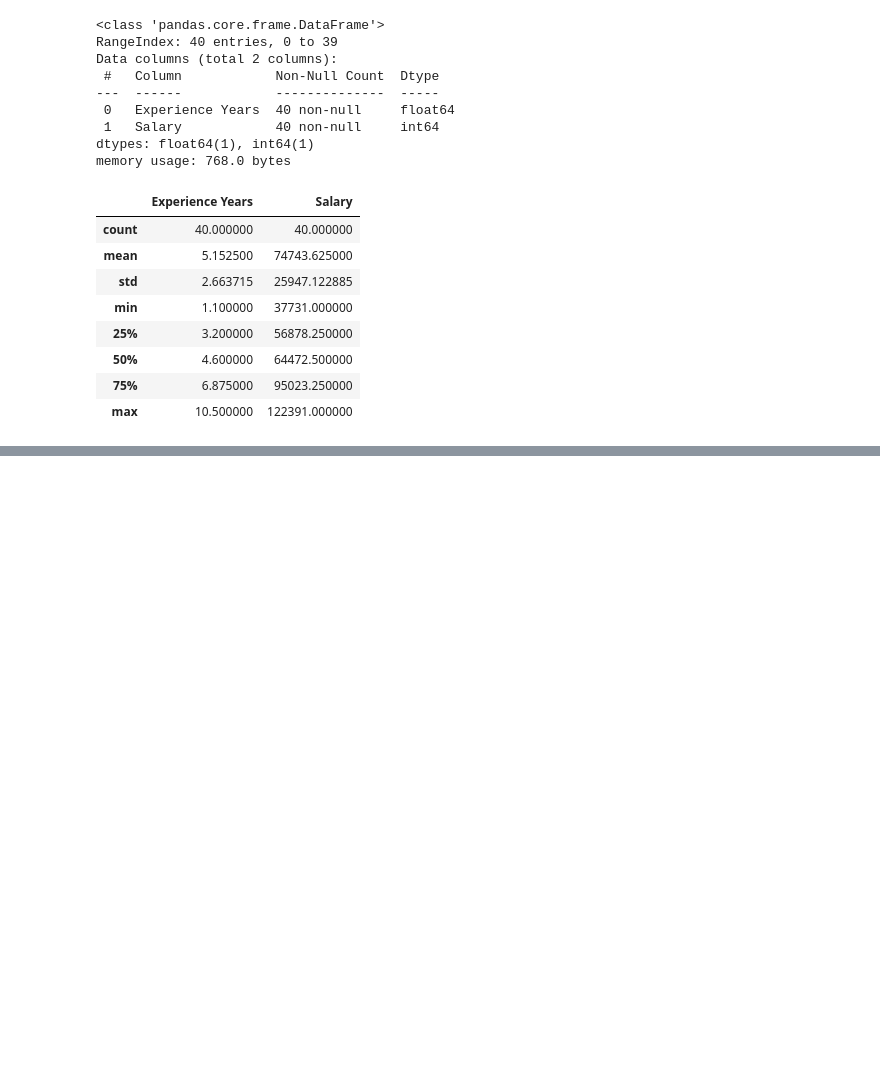
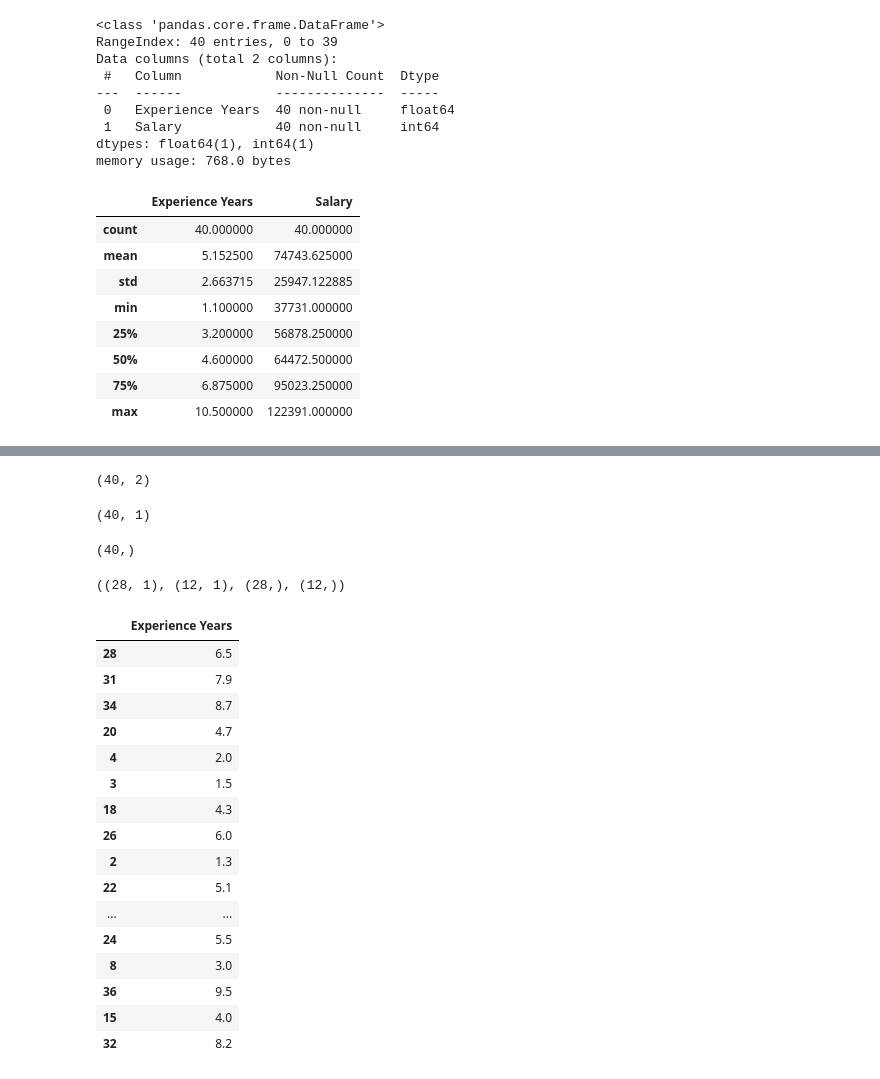
Before and after one commit to Shyamkumarnagilla/Internship-Data_Science_and_Machine_Learning, a Jupyter notebook: InternshipClass3.ipynb, the cells around one changed output, grey strips where cells are left out. Saved outputs shown, nothing was run; the diff lists cells and outputs as text; code cells hidden in the pictures; blank space fills up the shorter version.

```diff
--- a/InternshipClass3.ipynb
+++ b/InternshipClass3.ipynb
@@ -41,0 +47,42 @@ salary.describe()
+# %%
+y = salary['Salary']
+x = salary[['Experience Years']]
+# %%
+salary.shape
+# %% [output]
+(40, 2)
+# %%
+x.shape
+# %% [output]
+(40, 1)
+# %%
+y.shape
+# %% [output]
+(40,)
+# %%
+# Step-4: train test split
+from sklearn.model_selection import train_test_split
+x_train,x_test,y_train,y_test = train_test_split(x,y,train_size=0.7,random_state=2529)
+x_train.shape,x_test.shape,y_train.shape,y_test.shape
+# %% [output]
+((28, 1), (12, 1), (28,), (12,))
+# %%
+x_train
+# %% [output]
+|  | Experience Years |
+| 28 | 6.5 |
+| 31 | 7.9 |
+| 34 | 8.7 |
+| 20 | 4.7 |
+| 4 | 2.0 |
+| 3 | 1.5 |
+| 18 | 4.3 |
+| 26 | 6.0 |
+| 2 | 1.3 |
+| 22 | 5.1 |
+| ... | ... |
+| 24 | 5.5 |
+| 8 | 3.0 |
+| 36 | 9.5 |
+| 15 | 4.0 |
+| 32 | 8.2 |
```
Also changed, not shown: parts of 1 cell of this notebook.
